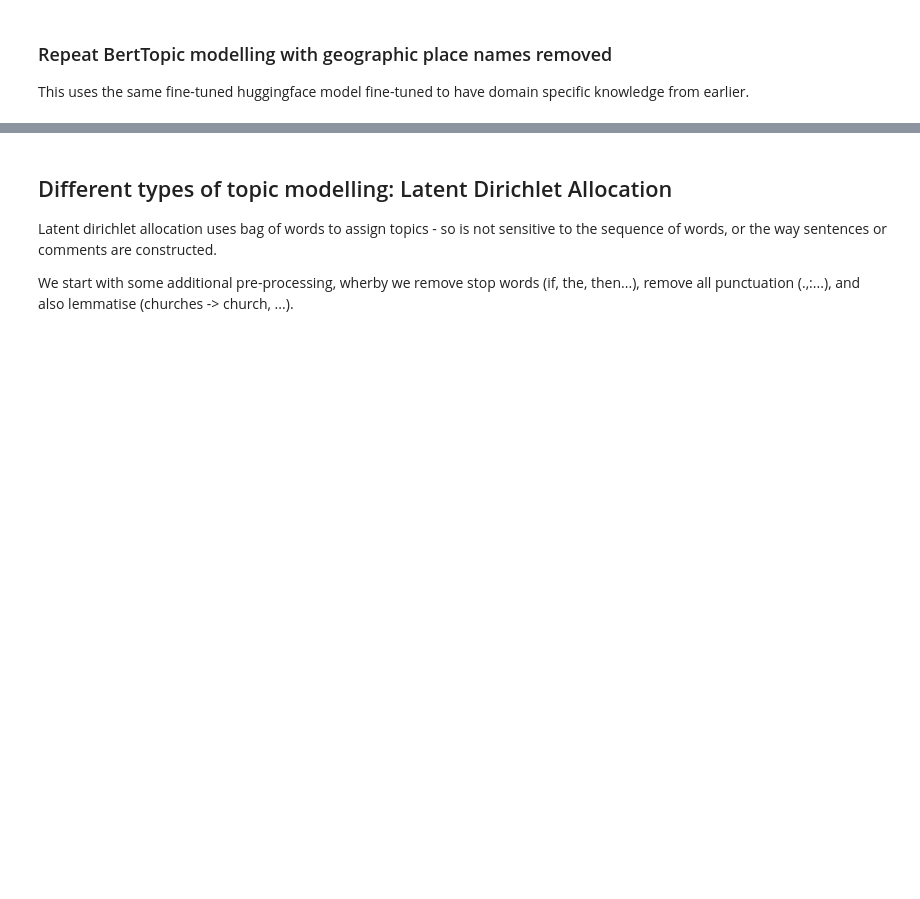
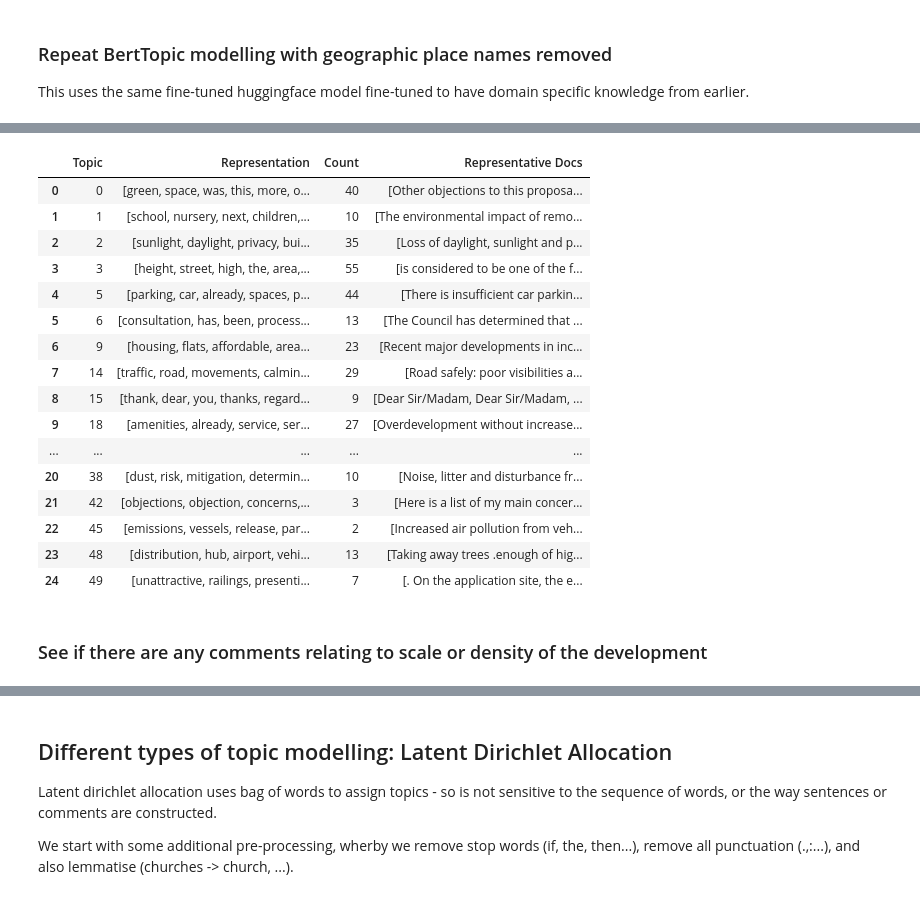
Before and after one commit to Bea-Taylor/nimby_nlp, a Jupyter notebook: nbs/1_0_2_topic_modelling.ipynb, the cells around one changed output, grey strips where cells are left out. Drawn from its saved outputs; the diff is of its cells as text; code cells hidden in the pictures; blank space fills up the shorter version.

```diff
--- a/nbs/1_0_2_topic_modelling.ipynb
+++ b/nbs/1_0_2_topic_modelling.ipynb
@@ -276,0 +468,52 @@ topic_model_no_place.visualize_hierarchy(hierarchical_topics=hierarchical_topics
+# %%
+# Identify topics with a probability > 0.5 in at least one entry
+selected_topics = np.where(probs_array > 0.5)[1]
+selected_topics = np.unique(selected_topics)
+
+# Find the main topic for each document
+main_topics = np.argmax(probs_array, axis=1)
+
+# Count occurrences of each main topic
+topic_counts = pd.Series(main_topics).value_counts().reset_index()
+topic_counts.columns = ["Topic", "Count"]
+
+# Get topic representations from BERTopic (full version)
+topic_info = topic_model_no_place.get_topic_info()
+filtered_topics = topic_info[topic_info["Topic"].isin(selected_topics)][["Topic", "Representation"]]
+
+# Merge with topic counts
+final_topics = filtered_topics.merge(topic_counts, on="Topic", how="left").fillna(0)
+
+# Get representative documents: Take 3 example documents for each topic
+representative_docs = {}
+for topic in selected_topics:
+    doc_indices = np.where(main_topics == topic)[0]  # Get indices of docs assigned to this topic
+    top_docs = [cleaned_ealing_text[i] for i in doc_indices[:3]]  # Get up to 3 docs
+    representative_docs[topic] = top_docs
+
+# Add representative documents to the dataframe
+final_topics["Representative Docs"] = final_topics["Topic"].map(representative_docs)
+
+# Display full data
+pd.set_option("display.max_colwidth", None)  # Ensure full text is shown
+final_topics
+# %% [output]
+|  | Topic | Representation | Count | Representative Docs |
+| 0 | 0 | [green, space, was, this, more, o... | 40 | [Other objections to this proposa... |
+| 1 | 1 | [school, nursery, next, children,... | 10 | [The environmental impact of remo... |
+| 2 | 2 | [sunlight, daylight, privacy, bui... | 35 | [Loss of daylight, sunlight and p... |
+| 3 | 3 | [height, street, high, the, area,... | 55 | [is considered to be one of the f... |
+| 4 | 5 | [parking, car, already, spaces, p... | 44 | [There is insufficient car parkin... |
+| 5 | 6 | [consultation, has, been, process... | 13 | [The Council has determined that ... |
+| 6 | 9 | [housing, flats, affordable, area... | 23 | [Recent major developments in inc... |
+| 7 | 14 | [traffic, road, movements, calmin... | 29 | [Road safely: poor visibilities a... |
+| 8 | 15 | [thank, dear, you, thanks, regard... | 9 | [Dear Sir/Madam, Dear Sir/Madam, ... |
+| 9 | 18 | [amenities, already, service, ser... | 27 | [Overdevelopment without increase... |
+| ... | ... | ... | ... | ... |
+| 20 | 38 | [dust, risk, mitigation, determin... | 10 | [Noise, litter and disturbance fr... |
+| 21 | 42 | [objections, objection, concerns,... | 3 | [Here is a list of my main concer... |
+| 22 | 45 | [emissions, vessels, release, par... | 2 | [Increased air pollution from veh... |
+| 23 | 48 | [distribution, hub, airport, vehi... | 13 | [Taking away trees .enough of hig... |
+| 24 | 49 | [unattractive, railings, presenti... | 7 | [. On the application site, the e... |
+# %% [markdown]
+### See if there are any comments relating to scale or density of the development
```
Also changed, not shown: parts of 30 cells of this notebook.
